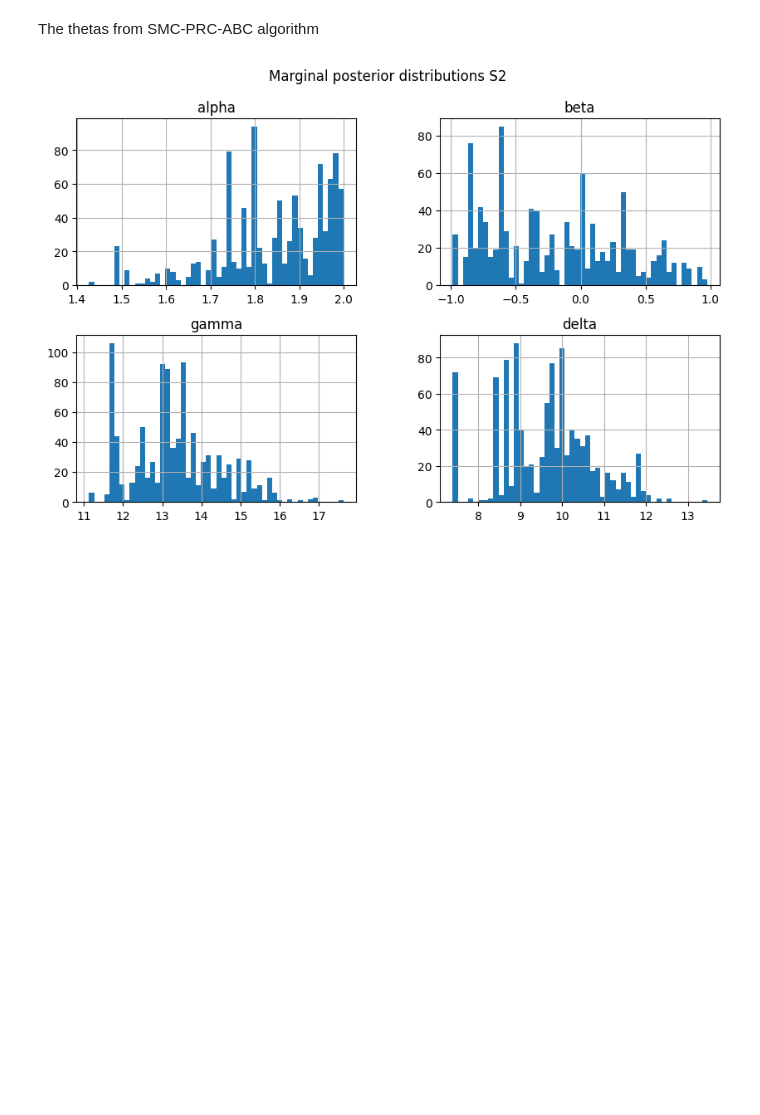
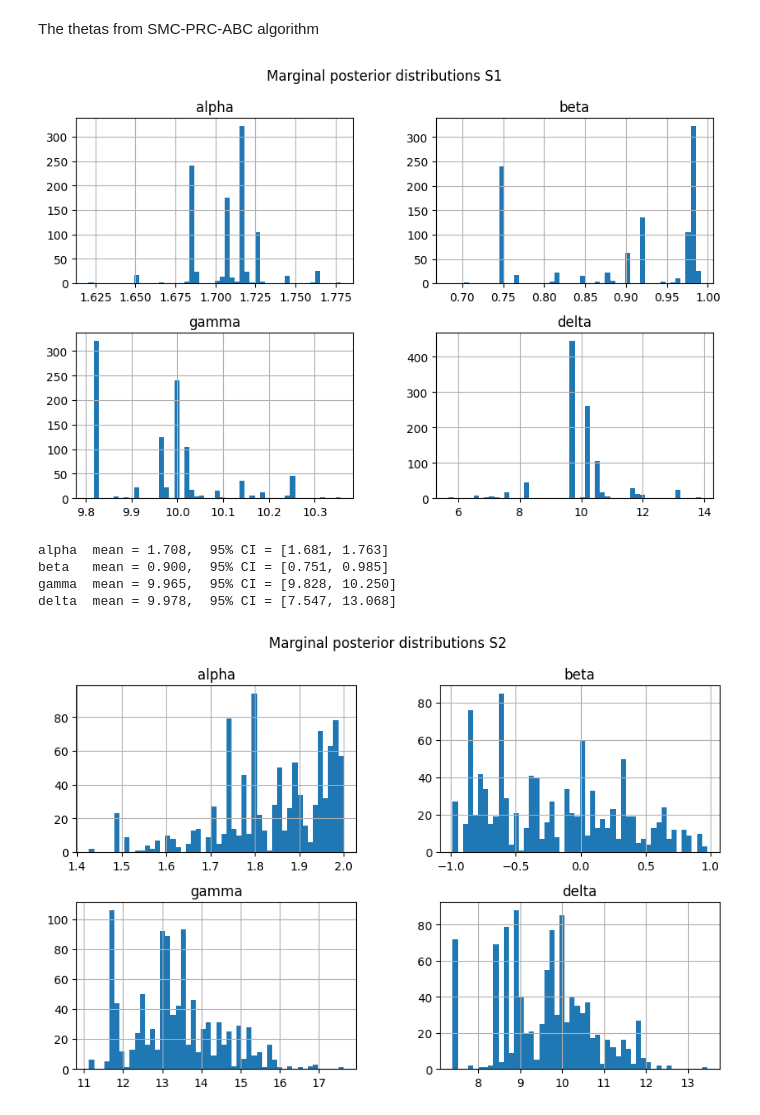
Before and after one commit to elyanrgn/ABC_alpha_stable_models, a Jupyter notebook: main.ipynb, the cells around one changed output. Cells and saved outputs as stored; diff of their text form; code cells hidden in the pictures; blank space fills up the shorter version.

```diff
--- a/main.ipynb
+++ b/main.ipynb
@@ -1355,6 +1352,19 @@ T = len(eps)
 Then the SMC_PRC_ABC is run for each summary statistic.
 
 Attention be aware that the execution is very slow because no optimisation was from done (in order to fit as much as possible to appendix A) and running all the cells takes about 5 hours.
+# %%
+thetas1, w1 = smc_prc_abc_(
+    x_obs,
+    summary_statistics=S1,
+    N=1000,
+    T=T,
+    epsilons=eps,
+    Lambda=np.diag([0.25, 0.25, 1.0, 1.0]),
+    Sigma_hat=estimate_sigma_hat(theta, simulate_data, S1, len(x_obs), P=1000),
+    prior_sample=prior_sample,
+    prior_pdf=prior_pdf,
+    simulate_data=simulate_data,
+)
 # %%
 ## ATTENTION : Running this code will take a long time. (~ 5 hour)
 thetas2, w2 = smc_prc_abc_(
@@ -1427,6 +1437,14 @@ def plot_theta(particles,id):
 Here are the plots of the paramaters obtained
 # %% [markdown]
 The thetas from SMC-PRC-ABC algorithm
+# %%
+plot_theta(thetas1,1)
+# %% [output]
+[figure, added]
+alpha  mean = 1.708,  95% CI = [1.681, 1.763]
+beta   mean = 0.900,  95% CI = [0.751, 0.985]
+gamma  mean = 9.965,  95% CI = [9.828, 10.250]
+delta  mean = 9.978,  95% CI = [7.547, 13.068]
 # %%
 plot_theta(thetas2,2)
 plot_theta(thetas3,3)
```
Also changed, not shown: parts of 1 cell of this notebook, 1 other file.
